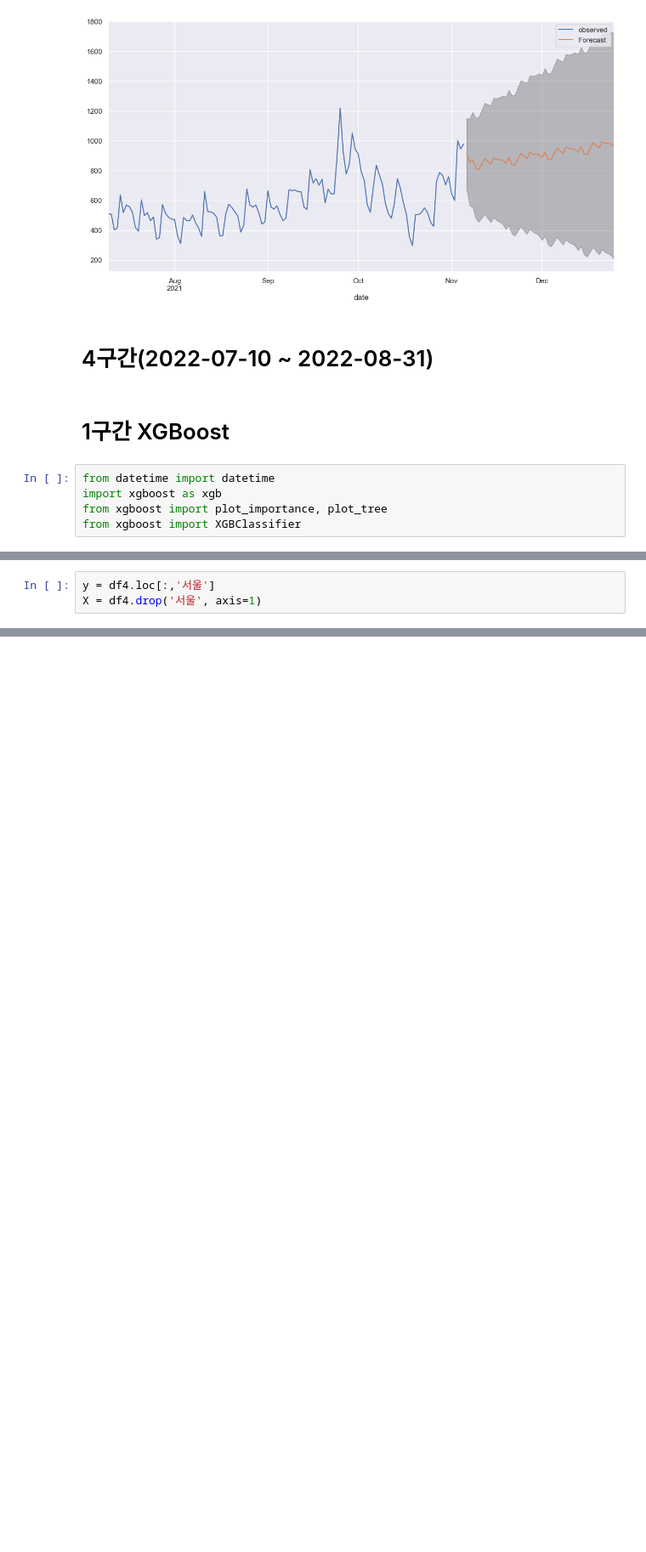
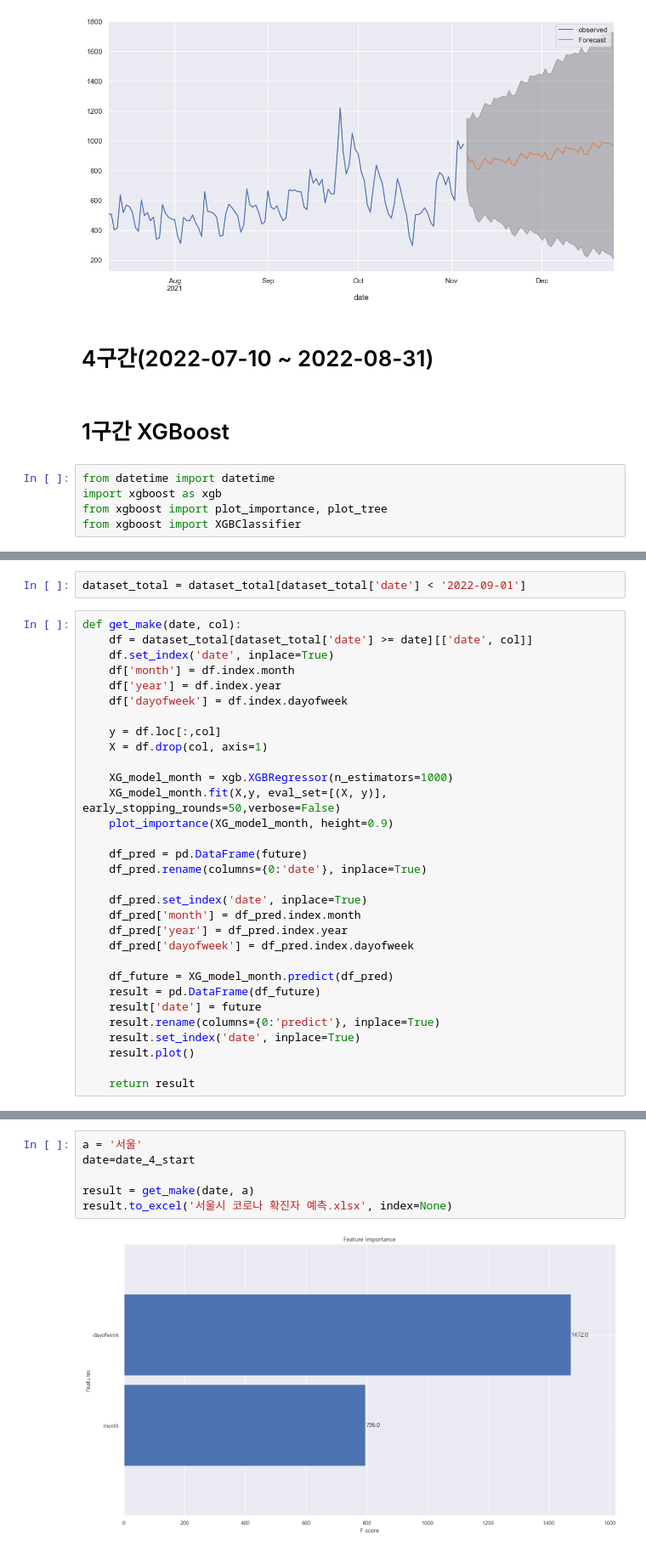
Before and after one commit to L2egg/L2egg, a Jupyter notebook: practice.ipynb, the cells around one changed output, grey strips where cells are left out. Shown at 85% size. Cells and saved outputs as stored; diff of their text form; blank space fills up the shorter version.

```diff
--- a/practice.ipynb
+++ b/practice.ipynb
@@ -672,3 +605,0 @@ df4['dayofweek'] = df4.index.dayofweek
-# %%
-y = df4.loc[:,'서울']
-X = df4.drop('서울', axis=1)
@@ -736,0 +608,33 @@ result.to_excel('forecast.xlsx')
+# %%
+dataset_total = dataset_total[dataset_total['date'] < '2022-09-01']
+# %%
+def get_make(date, col):
+    df = dataset_total[dataset_total['date'] >= date][['date', col]]
+    df.set_index('date', inplace=True)
+    df['month'] = df.index.month
+    df['year'] = df.index.year
+    df['dayofweek'] = df.index.dayofweek
+
+    y = df.loc[:,col]
+    X = df.drop(col, axis=1)
+
+    XG_model_month = xgb.XGBRegressor(n_estimators=1000)
+    XG_model_month.fit(X,y, eval_set=[(X, y)], early_stopping_rounds=50,verbose=False)
+    plot_importance(XG_model_month, height=0.9)
+
+    df_pred = pd.DataFrame(future)
+    df_pred.rename(columns={0:'date'}, inplace=True)
+
+    df_pred.set_index('date', inplace=True)
+    df_pred['month'] = df_pred.index.month
+    df_pred['year'] = df_pred.index.year
+    df_pred['dayofweek'] = df_pred.index.dayofweek
+
+    df_future = XG_model_month.predict(df_pred)
+    result = pd.DataFrame(df_future)
+    result['date'] = future
+    result.rename(columns={0:'predict'}, inplace=True)
+    result.set_index('date', inplace=True)
+    result.plot()
+
+    return result
@@ -736,0 +657,8 @@ result.to_excel('forecast.xlsx')
+# %%
+a = '서울'
+date=date_4_start
+
+result = get_make(date, a)
+result.to_excel('서울시 코로나 확진자 예측.xlsx', index=None)
+# %% [output]
+[figure, added]
```
Also changed, not shown: parts of 43 cells of this notebook.
